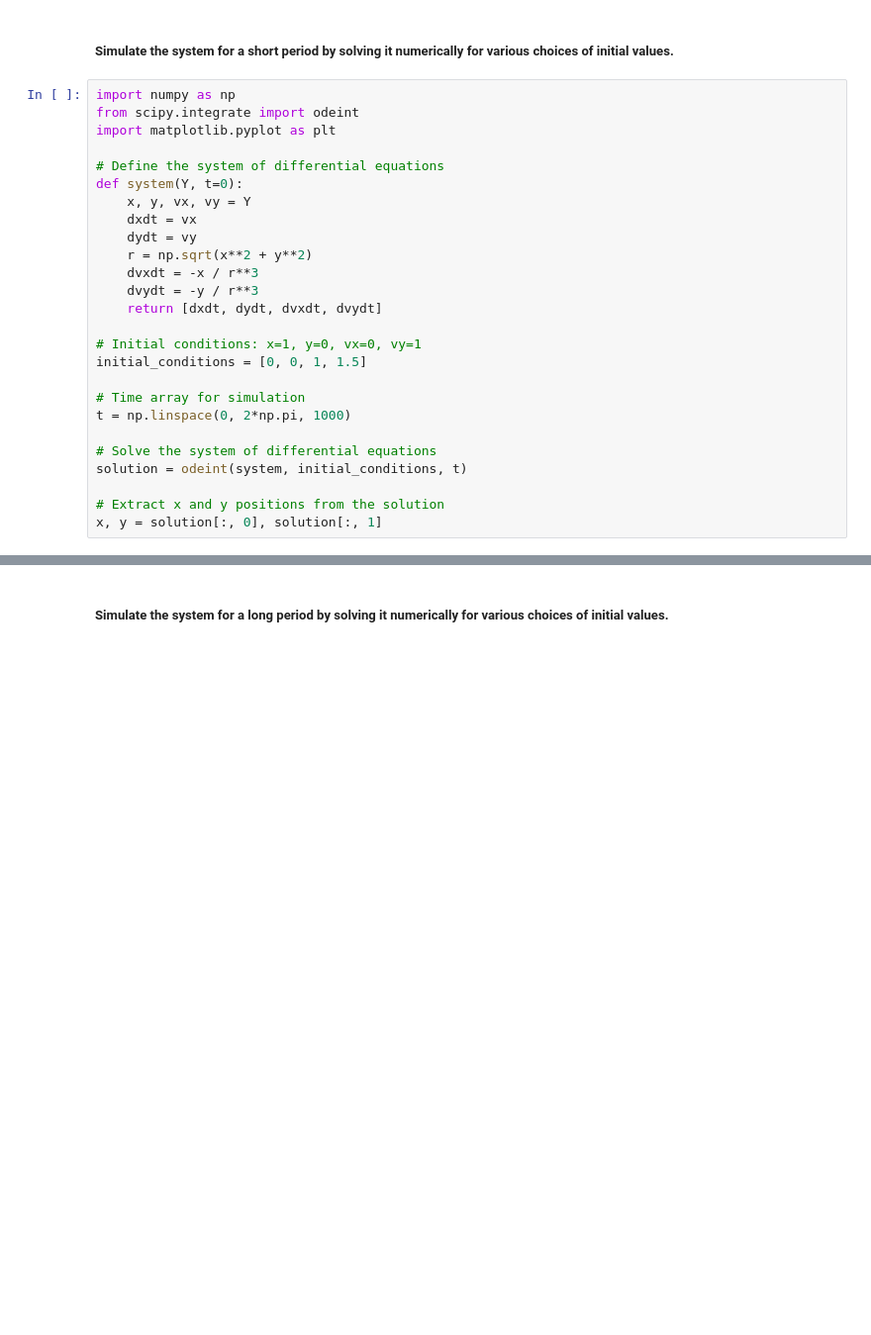
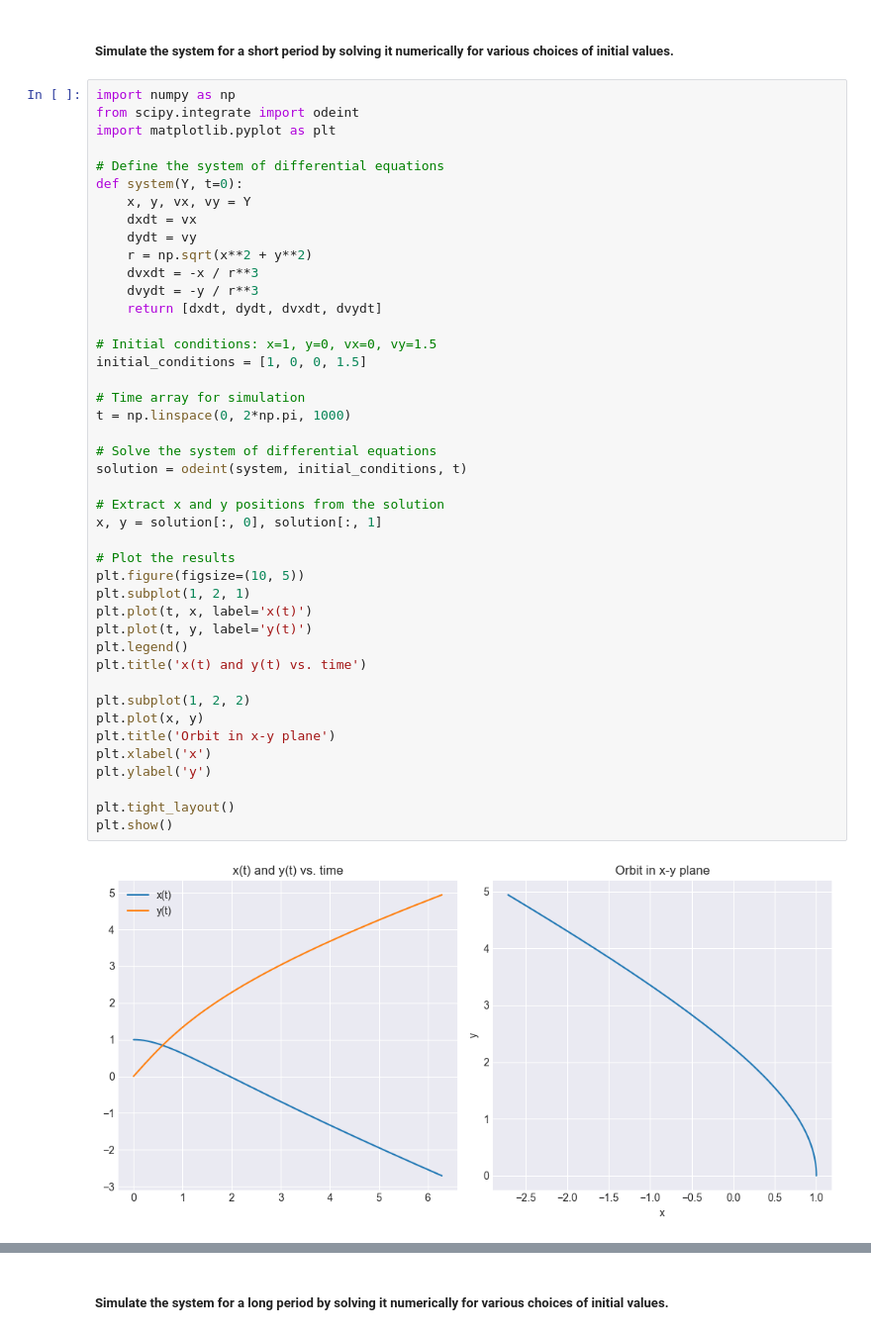
Before and after one commit to Fluntin/Numerical-Methods-ODE, a Jupyter notebook: ODE_Projekt_VillimPrpic.ipynb, the cells around one changed output, grey strips where cells are left out. Shown at 99% size. Drawn from its saved outputs; the diff is of its cells as text; blank space fills up the shorter version.

```diff
--- a/ODE_Projekt_VillimPrpic.ipynb
+++ b/ODE_Projekt_VillimPrpic.ipynb
@@ -1112,26 +1097,45 @@ $$
 # %%
 import numpy as np
 from scipy.integrate import odeint
 import matplotlib.pyplot as plt
 
 # Define the system of differential equations
 def system(Y, t=0):
     x, y, vx, vy = Y
     dxdt = vx
     dydt = vy
     r = np.sqrt(x**2 + y**2)
     dvxdt = -x / r**3
     dvydt = -y / r**3
     return [dxdt, dydt, dvxdt, dvydt]
 
-# Initial conditions: x=1, y=0, vx=0, vy=1
-initial_conditions = [0, 0, 1, 1.5]
+# Initial conditions: x=1, y=0, vx=0, vy=1.5
+initial_conditions = [1, 0, 0, 1.5]
 
 # Time array for simulation
 t = np.linspace(0, 2*np.pi, 1000)
 
 # Solve the system of differential equations
 solution = odeint(system, initial_conditions, t)
 
 # Extract x and y positions from the solution
 x, y = solution[:, 0], solution[:, 1]
+
+# Plot the results
+plt.figure(figsize=(10, 5))
+plt.subplot(1, 2, 1)
+plt.plot(t, x, label='x(t)')
+plt.plot(t, y, label='y(t)')
+plt.legend()
+plt.title('x(t) and y(t) vs. time')
+
+plt.subplot(1, 2, 2)
+plt.plot(x, y)
+plt.title('Orbit in x-y plane')
+plt.xlabel('x')
+plt.ylabel('y')
+
+plt.tight_layout()
+plt.show()
+# %% [output]
+[figure, added]
```
Also changed, not shown: parts of 37 cells of this notebook.
